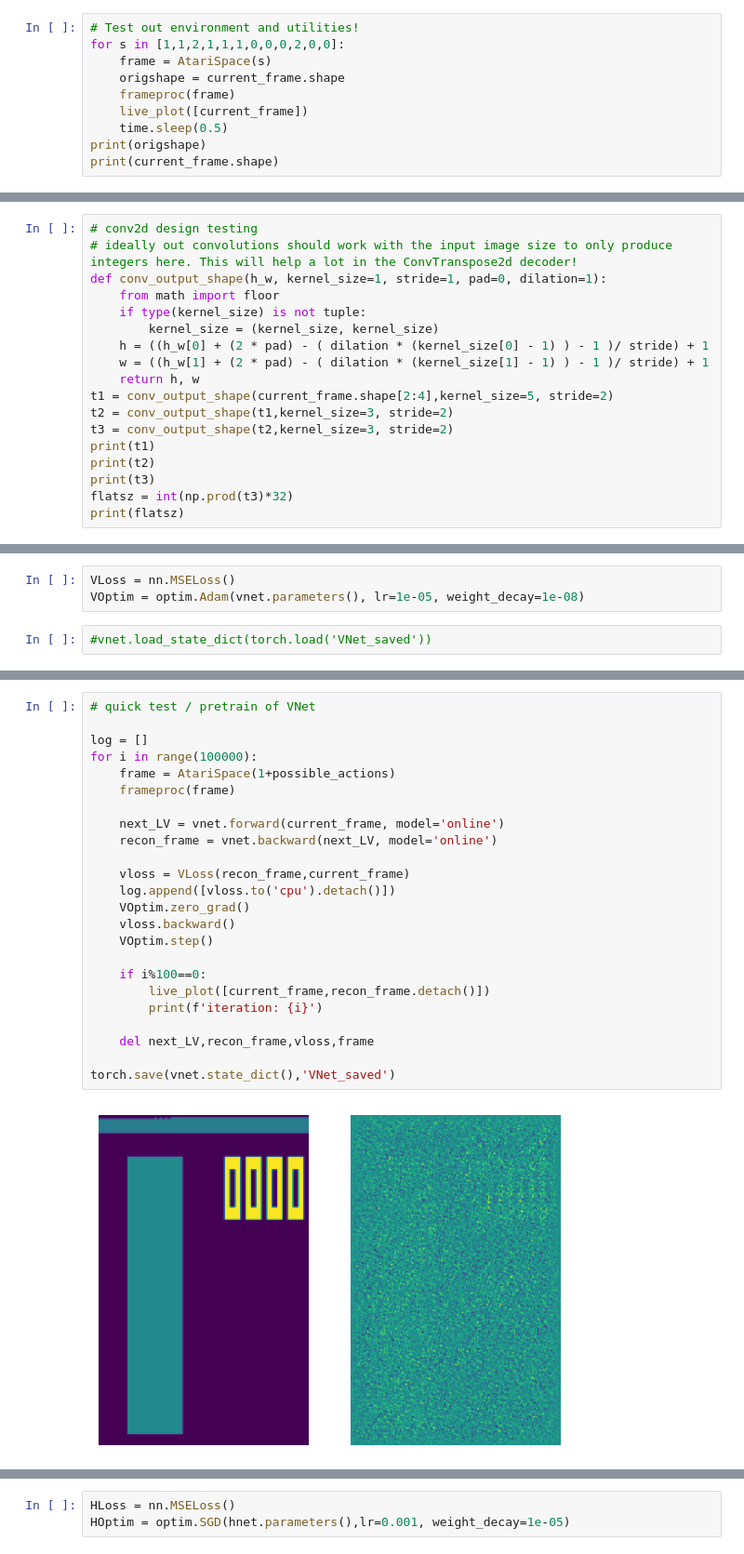
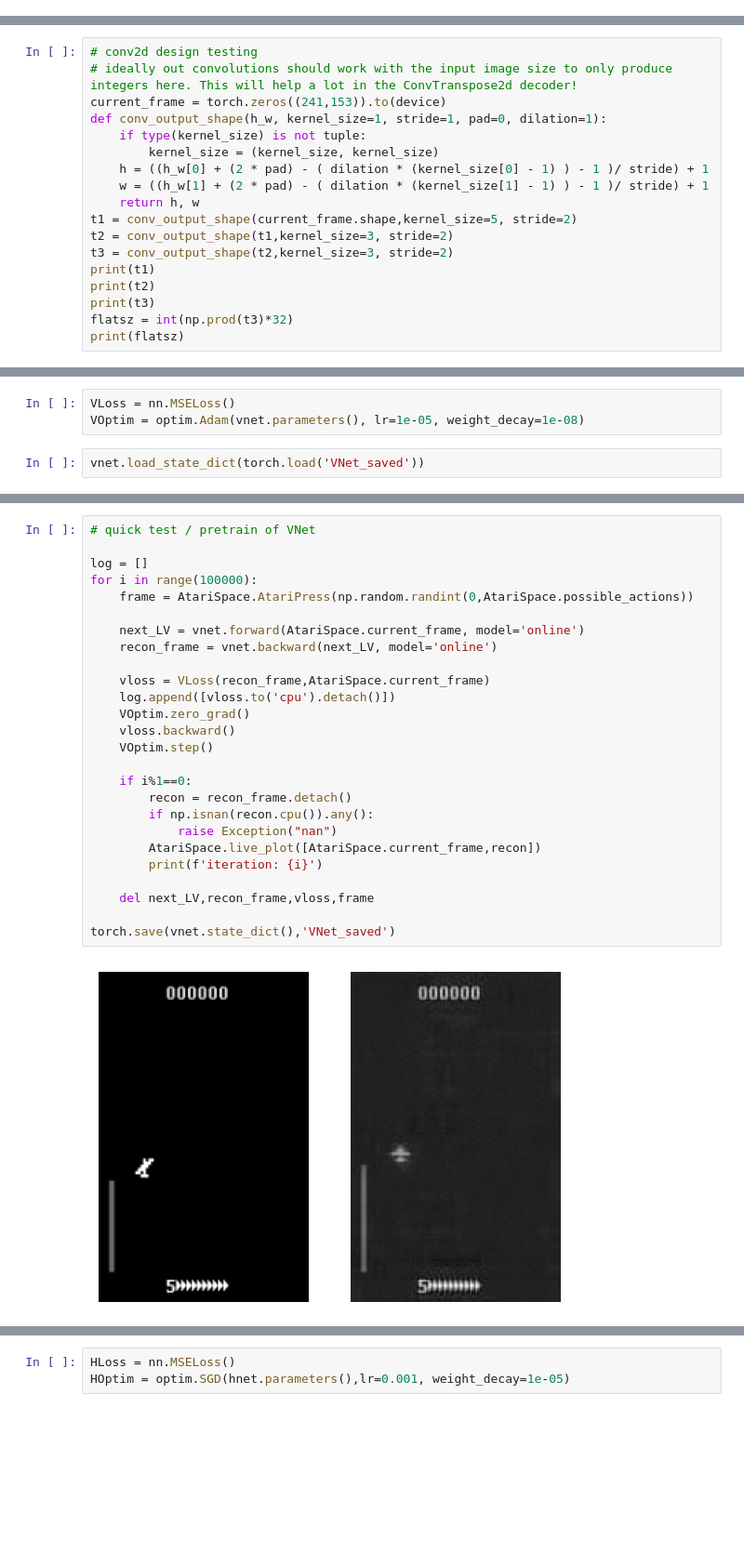
Before and after one commit to jordandekraker/HippoNet, a Jupyter notebook: AtariSpace_April.ipynb, the cells around one changed output, grey strips where cells are left out. Shown at 93% size. Cells and saved outputs as stored; diff of their text form; blank space fills up the shorter version.

Commit message:
cleanup: AtariSpace on a separate script

```diff
--- a/AtariSpace_April.ipynb
+++ b/AtariSpace_April.ipynb
@@ -158,10 +42,0 @@ class artanh(nn.Module):
-# %%
-# Test out environment and utilities!
-for s in [1,1,2,1,1,1,0,0,0,2,0,0]:
-    frame = AtariSpace(s)
-    origshape = current_frame.shape
-    frameproc(frame)
-    live_plot([current_frame])
-    time.sleep(0.5)
-print(origshape)
-print(current_frame.shape)
@@ -172,14 +43,14 @@ torch.Size([1, 1, 241, 153])
 # %%
 # conv2d design testing
 # ideally out convolutions should work with the input image size to only produce integers here. This will help a lot in the ConvTranspose2d decoder!
+current_frame = torch.zeros((241,153)).to(device)
 def conv_output_shape(h_w, kernel_size=1, stride=1, pad=0, dilation=1):
-    from math import floor
     if type(kernel_size) is not tuple:
         kernel_size = (kernel_size, kernel_size)
     h = ((h_w[0] + (2 * pad) - ( dilation * (kernel_size[0] - 1) ) - 1 )/ stride) + 1
     w = ((h_w[1] + (2 * pad) - ( dilation * (kernel_size[1] - 1) ) - 1 )/ stride) + 1
     return h, w
-t1 = conv_output_shape(current_frame.shape[2:4],kernel_size=5, stride=2)
+t1 = conv_output_shape(current_frame.shape,kernel_size=5, stride=2)
 t2 = conv_output_shape(t1,kernel_size=3, stride=2)
 t3 = conv_output_shape(t2,kernel_size=3, stride=2)
 print(t1)
@@ -270,4 +141,4 @@ VNet(
 VLoss = nn.MSELoss()
 VOptim = optim.Adam(vnet.parameters(), lr=1e-05, weight_decay=1e-08)
 # %%
-#vnet.load_state_dict(torch.load('VNet_saved'))
+vnet.load_state_dict(torch.load('VNet_saved'))
@@ -274,26 +147,28 @@ VOptim = optim.Adam(vnet.parameters(), lr=1e-05, weight_decay=1e-08)
 # %%
 # quick test / pretrain of VNet
 
 log = []
 for i in range(100000):
-    frame = AtariSpace(1+possible_actions)
-    frameproc(frame)
+    frame = AtariSpace.AtariPress(np.random.randint(0,AtariSpace.possible_actions))
 
-    next_LV = vnet.forward(current_frame, model='online')
+    next_LV = vnet.forward(AtariSpace.current_frame, model='online')
     recon_frame = vnet.backward(next_LV, model='online')
 
-    vloss = VLoss(recon_frame,current_frame)
+    vloss = VLoss(recon_frame,AtariSpace.current_frame)
     log.append([vloss.to('cpu').detach()])
     VOptim.zero_grad()
     vloss.backward()
     VOptim.step()
 
-    if i%100==0:
-        live_plot([current_frame,recon_frame.detach()])
+    if i%1==0:
+        recon = recon_frame.detach()
+        if np.isnan(recon.cpu()).any():
+            raise Exception("nan")
+        AtariSpace.live_plot([AtariSpace.current_frame,recon])
         print(f'iteration: {i}')
 
     del next_LV,recon_frame,vloss,frame
 
 torch.save(vnet.state_dict(),'VNet_saved')
 # %% [output]
-[figure, old version]
+[figure, new version]
```
Also changed, not shown: parts of 16 cells of this notebook, 5 other files.
